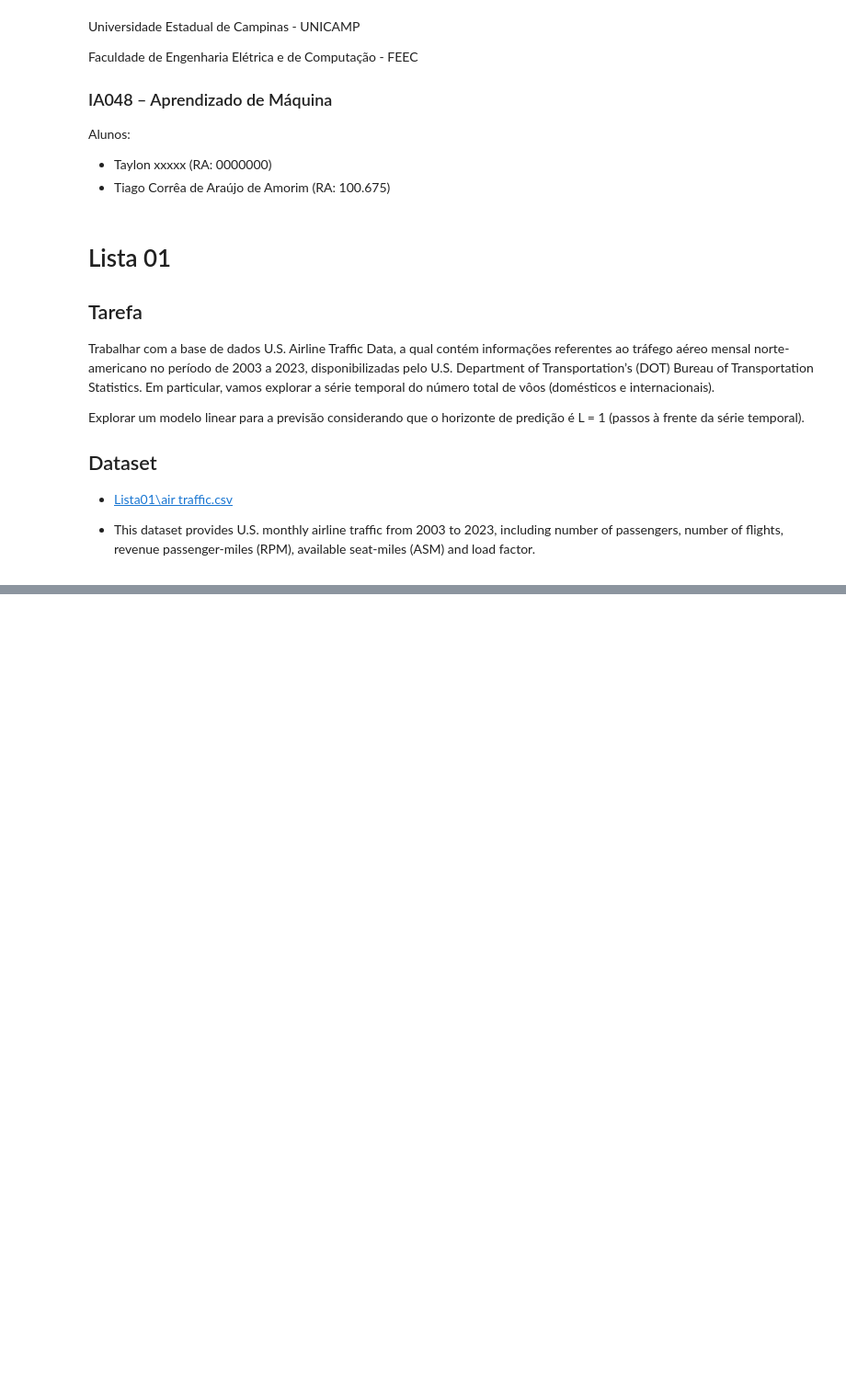
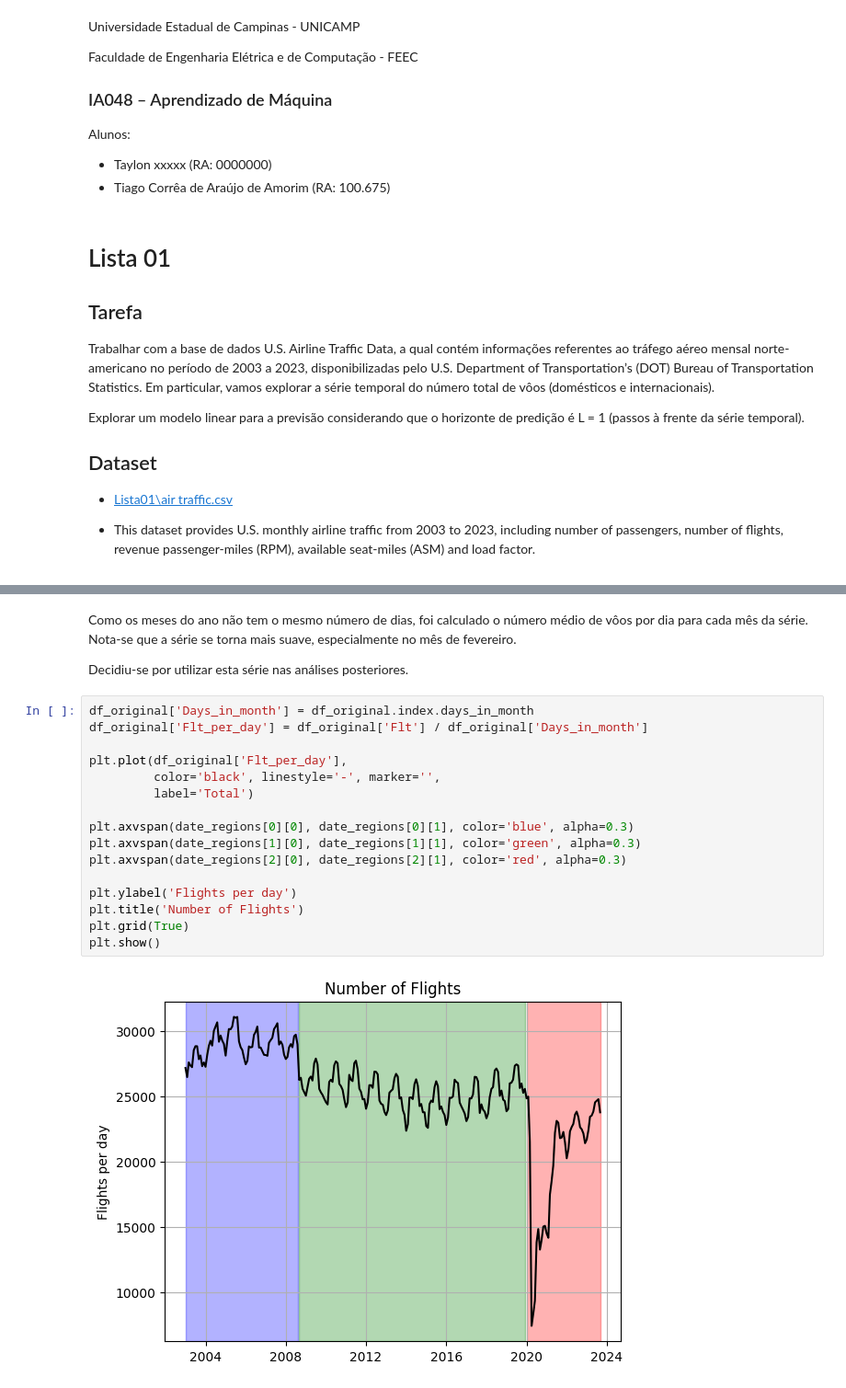
Before and after one commit to TiagoCAAmorim/machine_learning, a Jupyter notebook: Lista01/Lista01.ipynb, the cells around one changed output, grey strips where cells are left out. Shown at 92% size. Drawn from its saved outputs; the diff is of its cells as text; blank space fills up the shorter version.

```diff
--- a/Lista01/Lista01.ipynb
+++ b/Lista01/Lista01.ipynb
@@ -125,0 +108,22 @@ plt.show()
+# %% [markdown]
+Como os meses do ano não tem o mesmo número de dias, foi calculado o número médio de vôos por dia para cada mês da série. Nota-se que a série se torna mais suave, especialmente no mês de fevereiro.
+
+Decidiu-se por utilizar esta série nas análises posteriores.
+# %%
+df_original['Days_in_month'] = df_original.index.days_in_month
+df_original['Flt_per_day'] = df_original['Flt'] / df_original['Days_in_month']
+
+plt.plot(df_original['Flt_per_day'],
+         color='black', linestyle='-', marker='',
+         label='Total')
+
+plt.axvspan(date_regions[0][0], date_regions[0][1], color='blue', alpha=0.3)
+plt.axvspan(date_regions[1][0], date_regions[1][1], color='green', alpha=0.3)
+plt.axvspan(date_regions[2][0], date_regions[2][1], color='red', alpha=0.3)
+
+plt.ylabel('Flights per day')
+plt.title('Number of Flights')
+plt.grid(True)
+plt.show()
+# %% [output]
+[figure, added]
```
Also changed, not shown: parts of 27 cells of this notebook.
